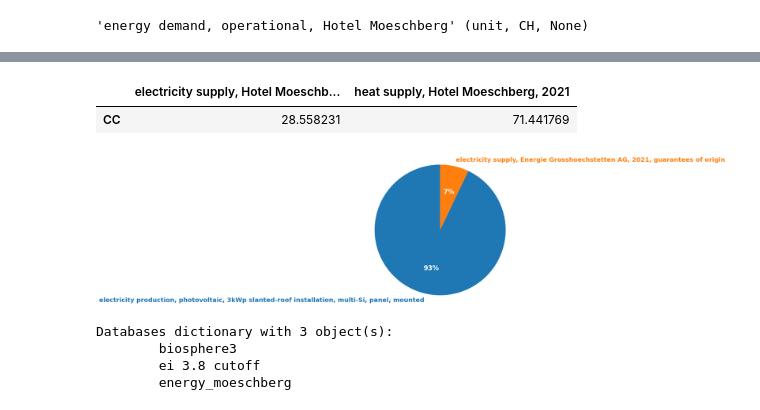
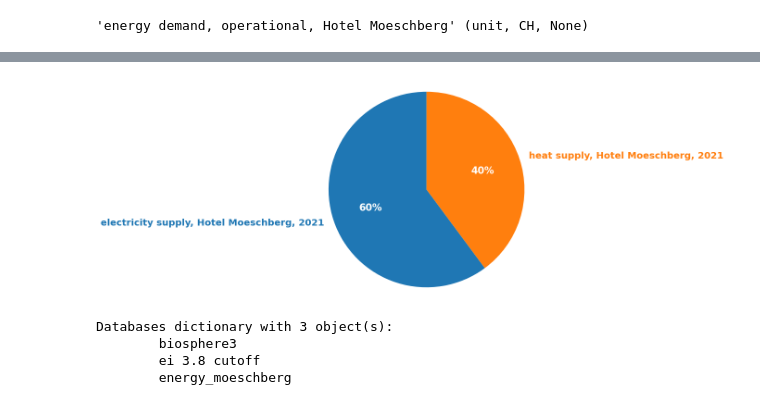
Before and after one commit to tyrael147/moeschpond, a Jupyter notebook: Contribution.ipynb, the cells around one changed output, grey strips where cells are left out. Drawn from its saved outputs; the diff is of its cells as text; code cells hidden in the pictures.

```diff
--- a/Contribution.ipynb
+++ b/Contribution.ipynb
@@ -59,2 +87,2 @@ Databases dictionary with 3 object(s):
 # %%
-foreground=bw.Database('energy_moeschberg')
+foreground=bw.Database('energy_moeschberg_ref')
@@ -225,35 +219,30 @@ def fraction_scoreLCA(name_activity, share_of_activity, activity, lcia_method, l
                 cutoff=cutoff
             )
     return name_activity, share_of_activity
-# %%
-res_CC
-# %% [output]
-|  | electricity supply, Hotel Moeschb... | heat supply, Hotel Moeschberg, 2021 |
-| CC | 28.558231 | 71.441769 |
 # %%
 import matplotlib.pyplot as plt
 
 
 name_CC, share_CC =[], []
-name_CC,share_CC=fraction_scoreLCA(name_CC, share_CC,elec,adp,amount=1, level=0, max_level=1,cutoff=.01)
+name_CC,share_CC=fraction_scoreLCA(name_CC, share_CC,fu,adp,amount=1, level=0, max_level=1,cutoff=.01)
 
 res_CC=pd.DataFrame(index=['CC'],columns=name_CC,data=np.array(share_CC)[np.newaxis]).sort_index(axis=1) #newaxis oermet de transformer un vecteur ligne en colonne
 figure,axes=plt.subplots(figsize=(6,6))
 
 patches, texts, pcts =axes.pie(res_CC.T['CC'],autopct='%1.0f%%', labels = res_CC.T.index,startangle = 90,
                                   textprops={'size': 'x-large'})
 for i, patch in enumerate(patches):
     texts[i].set_color(patch.get_facecolor())
 plt.setp(pcts, color='white',weight='bold', fontsize=15)
 plt.setp(texts, fontweight=800)
 plt.axis('equal')
 figure.patch.set_facecolor('white')
 # res_CC.T.plot(kind='pie',ax=axes,subplots=True,autopct='%1.0f%%',startangle = 90,legend=True)
 plt.axis('equal')
 figure.patch.set_facecolor('white')
-plt.savefig('./data/outputs/ContributionPhase_ADP_elec.png', dpi=300, bbox_inches='tight')
+plt.savefig('./data/outputs/ContributionPhase_ADP.png', dpi=300, bbox_inches='tight')
 # %% [output]
-[figure, old version]
+[figure, new version]
 # %%
 bw.databases
 # %% [output]
```
Also changed, not shown: parts of 11 cells of this notebook, 8 other files.
